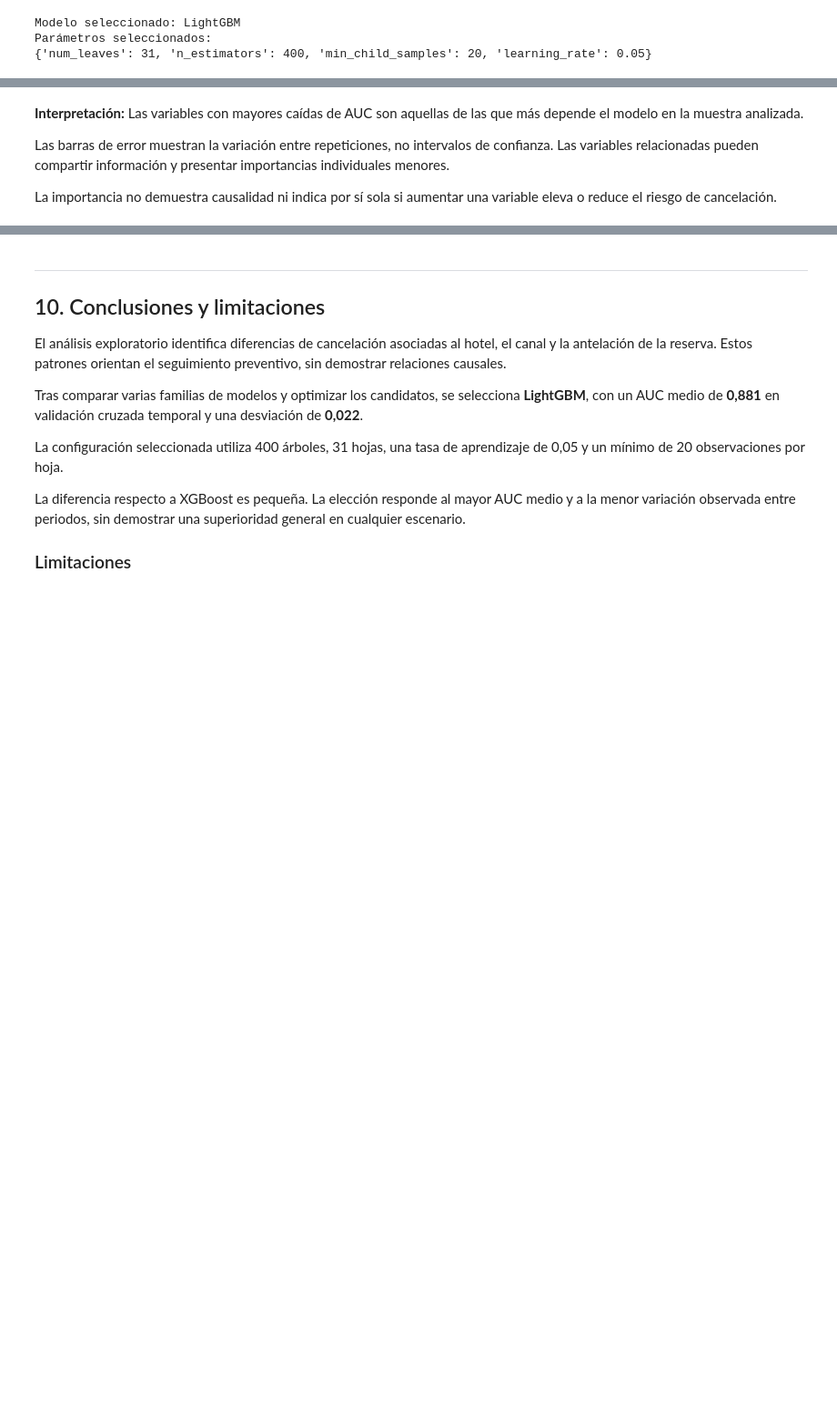
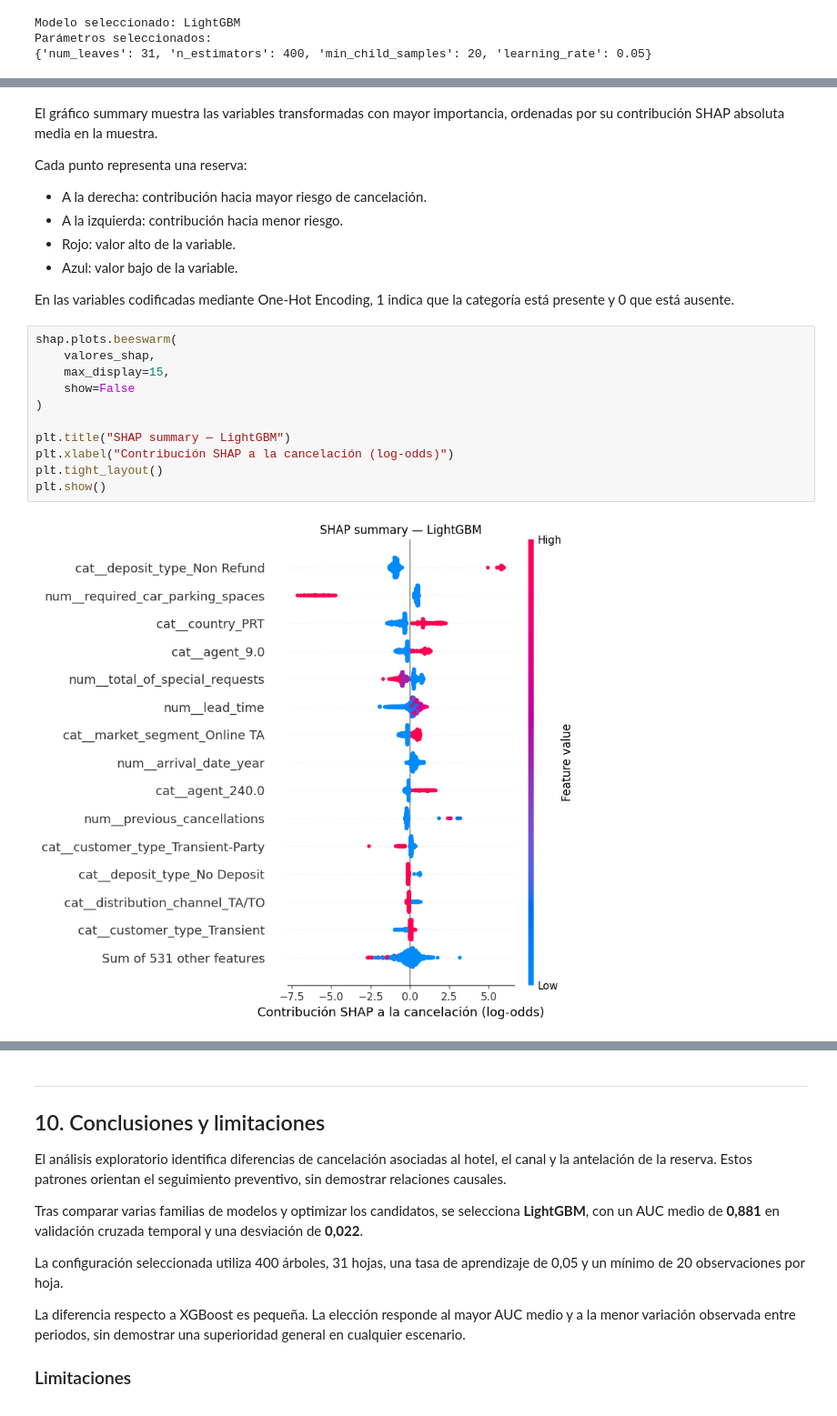
Before and after one commit to ANortess/Proyect_MachineLearning, a Jupyter notebook: solucion_cancelacion_hotelera - basic.ipynb, the cells around one changed output, grey strips where cells are left out. Shown at 91% size. Drawn from its saved outputs; the diff is of its cells as text; blank space fills up the shorter version.

Commit message:
Actualizar shap

```diff
--- a/solucion_cancelacion_hotelera - basic.ipynb
+++ b/solucion_cancelacion_hotelera - basic.ipynb
@@ -2466,10 +2431,27 @@ plt.show()
 # %% [markdown]
-**Interpretación:** Las variables con mayores caídas de AUC son
-aquellas de las que más depende el modelo en la muestra analizada.
+El gráfico summary muestra las variables transformadas con
+mayor importancia, ordenadas por su contribución SHAP absoluta
+media en la muestra.
 
-Las barras de error muestran la variación entre repeticiones,
-no intervalos de confianza. Las variables relacionadas pueden
-compartir información y presentar importancias individuales menores.
+Cada punto representa una reserva:
 
-La importancia no demuestra causalidad ni indica por sí sola
-si aumentar una variable eleva o reduce el riesgo de cancelación.
+- A la derecha: contribución hacia mayor riesgo de cancelación.
+- A la izquierda: contribución hacia menor riesgo.
+- Rojo: valor alto de la variable.
+- Azul: valor bajo de la variable.
+
+En las variables codificadas mediante One-Hot Encoding, 1 indica
+que la categoría está presente y 0 que está ausente.
+# %%
+shap.plots.beeswarm(
+    valores_shap,
+    max_display=15,
+    show=False
+)
+
+plt.title("SHAP summary — LightGBM")
+plt.xlabel("Contribución SHAP a la cancelación (log-odds)")
+plt.tight_layout()
+plt.show()
+# %% [output]
+[figure, added]
```
Also changed, not shown: parts of 10 cells of this notebook.
